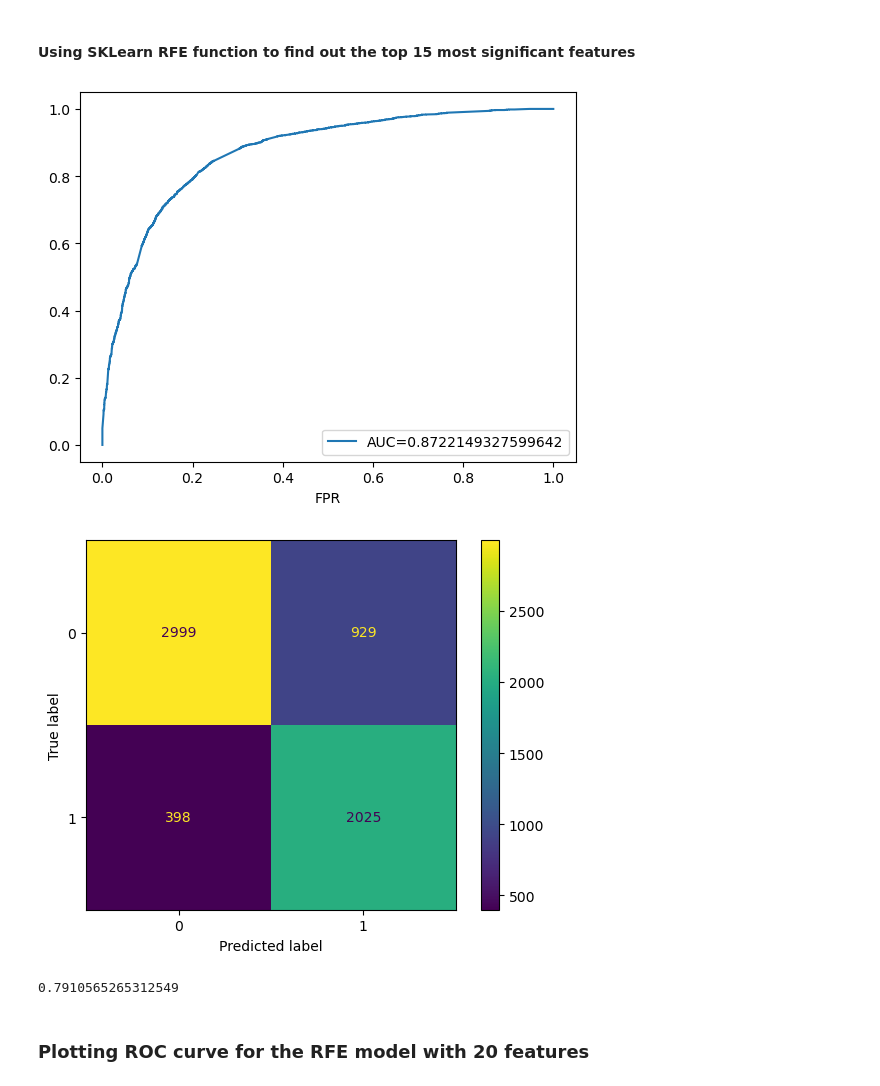
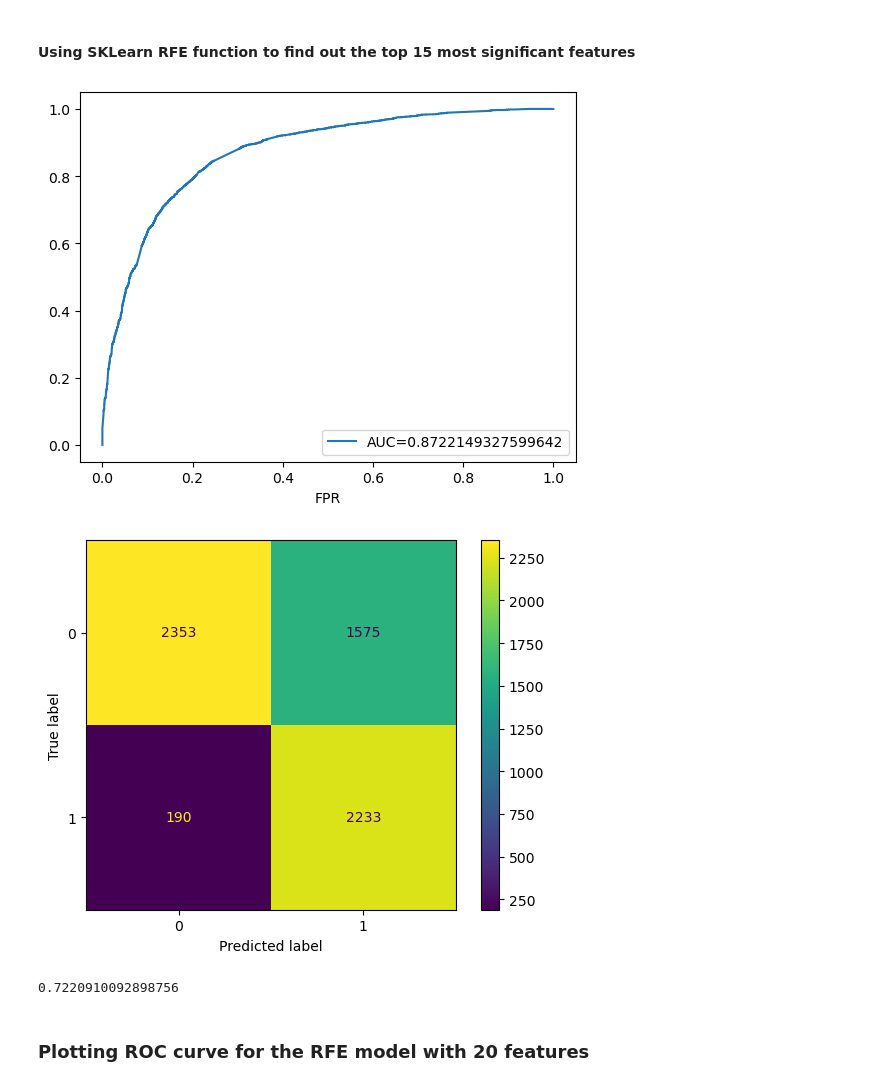
Before and after one commit to tthakur2015/Lead-Scoring-Logistic-Regression-Model, a Jupyter notebook: Case Study Notebook.ipynb, the cells around one changed output. Cells and saved outputs as stored; diff of their text form; code cells hidden in the pictures.

```diff
--- a/Case Study Notebook.ipynb
+++ b/Case Study Notebook.ipynb
@@ -719,36 +719,36 @@ res.summary()
 # Getting the predicted values on the train set
 y_train_pred = res.predict(X_train_sm)
 
 y_train_pred_final = pd.DataFrame({'Converted':y_train.values, 'Conversion_Prob':y_train_pred})
 
 #Using a threshhold of 0.5
-y_train_pred_final['predicted'] = y_train_pred_final.Conversion_Prob.map(lambda x: 1 if x > 0.3 else 0)
+y_train_pred_final['predicted'] = y_train_pred_final.Conversion_Prob.map(lambda x: 1 if x > 0.2 else 0)
 
 # calculate the fpr and tpr for all thresholds of the classification
 
 fpr, tpr, threshold = metrics.roc_curve(y_train, y_train_pred_final.Conversion_Prob)
 roc_auc = metrics.auc(fpr, tpr)
 
 # method I: plt
 auc = metrics.roc_auc_score(y_train, y_train_pred_final.Conversion_Prob)
 
 #create ROC curve
 plt.plot(fpr,tpr,label="AUC="+str(auc))
 plt.legend(loc=4)
 plt.xlabel("FPR")
 plt.show()
 
 confusion = metrics.confusion_matrix(y_train_pred_final.Converted, y_train_pred_final.predicted )
 disp = metrics.ConfusionMatrixDisplay(confusion)
 
 disp.plot()
 plt.show()
 
 print(metrics.accuracy_score(y_train_pred_final.Converted, y_train_pred_final.predicted))
 # %% [output]
 [figure]
-[figure, old version]
+[figure, new version]
-0.7910565265312549
+0.7220910092898756
 # %% [markdown]
 ### Plotting ROC curve for the RFE model with 20 features
 # %%
```
Also changed, not shown: parts of 5 cells of this notebook.
